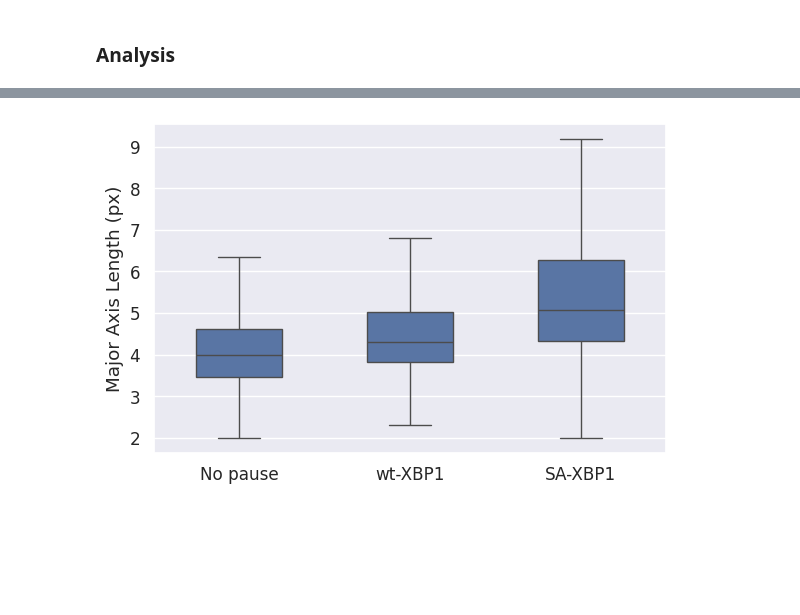
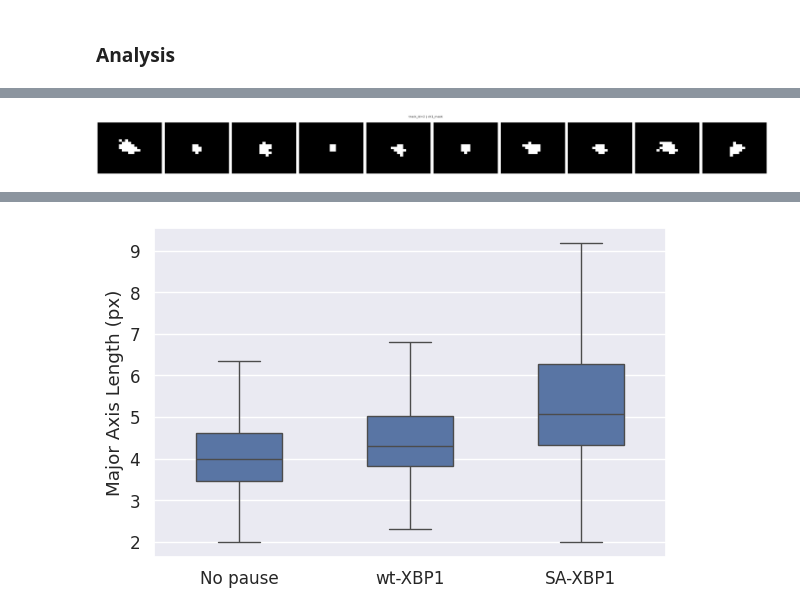
Before and after one commit to timstasevich/croparray, a Jupyter notebook: notebooks/Translation_Stalling_Quantification.ipynb, the cells around one changed output, grey strips where cells are left out. Drawn from its saved outputs; the diff is of its cells as text; code cells hidden in the pictures; blank space fills up the shorter version.

```diff
--- a/notebooks/Translation_Stalling_Quantification.ipynb
+++ b/notebooks/Translation_Stalling_Quantification.ipynb
@@ -136,0 +85,4 @@ ta2.tplot.plot_trackarray_crops(layer="ch0_mask_manual", track_id=[25], t=(0, 25
+# %%
+test.sel(fov=0).tplot.plot_trackarray_crops(layer="ch1_mask", track_ids=toi[1], t=(0, 10, 1));
+# %% [output]
+[figure, added]
```
Also changed, not shown: parts of 23 cells of this notebook, 10 other files.
